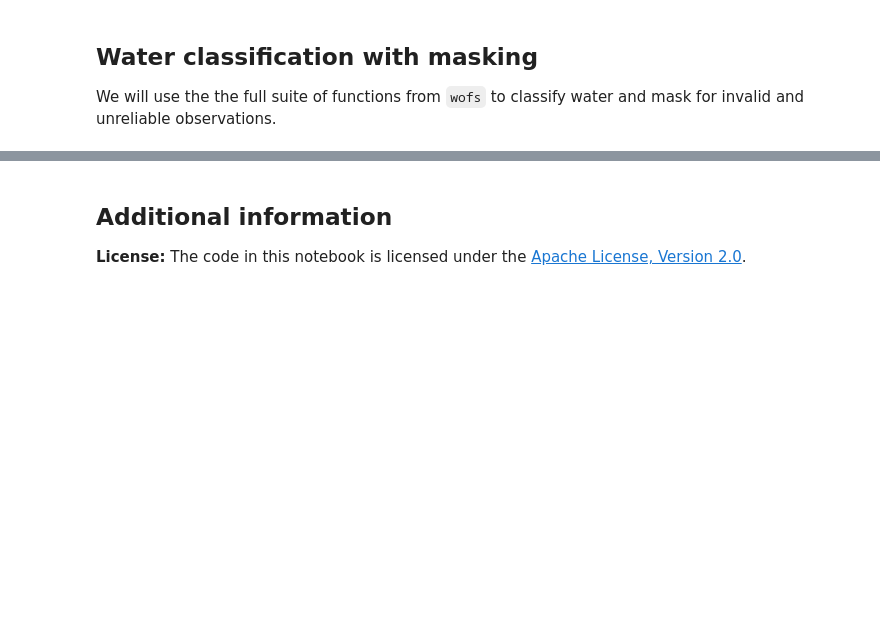
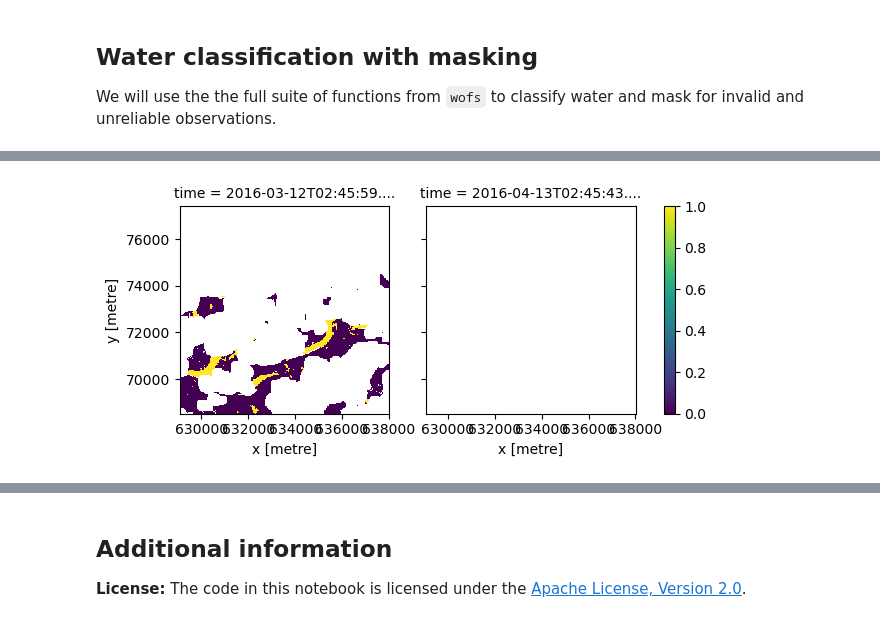
Before and after one commit to piksel-ina/sydney-workshop, a Jupyter notebook: wofs/WaterObservations_LS.ipynb, the cells around one changed output, grey strips where cells are left out. Saved outputs shown, nothing was run; the diff lists cells and outputs as text; code cells hidden in the pictures; blank space fills up the shorter version.

```diff
--- a/wofs/WaterObservations_LS.ipynb
+++ b/wofs/WaterObservations_LS.ipynb
@@ -194,0 +328,9 @@ wofs_masked = data.groupby("time").apply(ls_wofs)
+# %%
+# first we find all clear pixels
+dry = make_mask(wofs_masked, dry=True)
+clear = wet + dry
+# %%
+# clear pixels can be used as a mask
+wet.where(clear).isel(time=[0,1]).plot.imshow(col='time');
+# %% [output]
+[figure, added]
```
Also changed, not shown: parts of 22 cells of this notebook.
